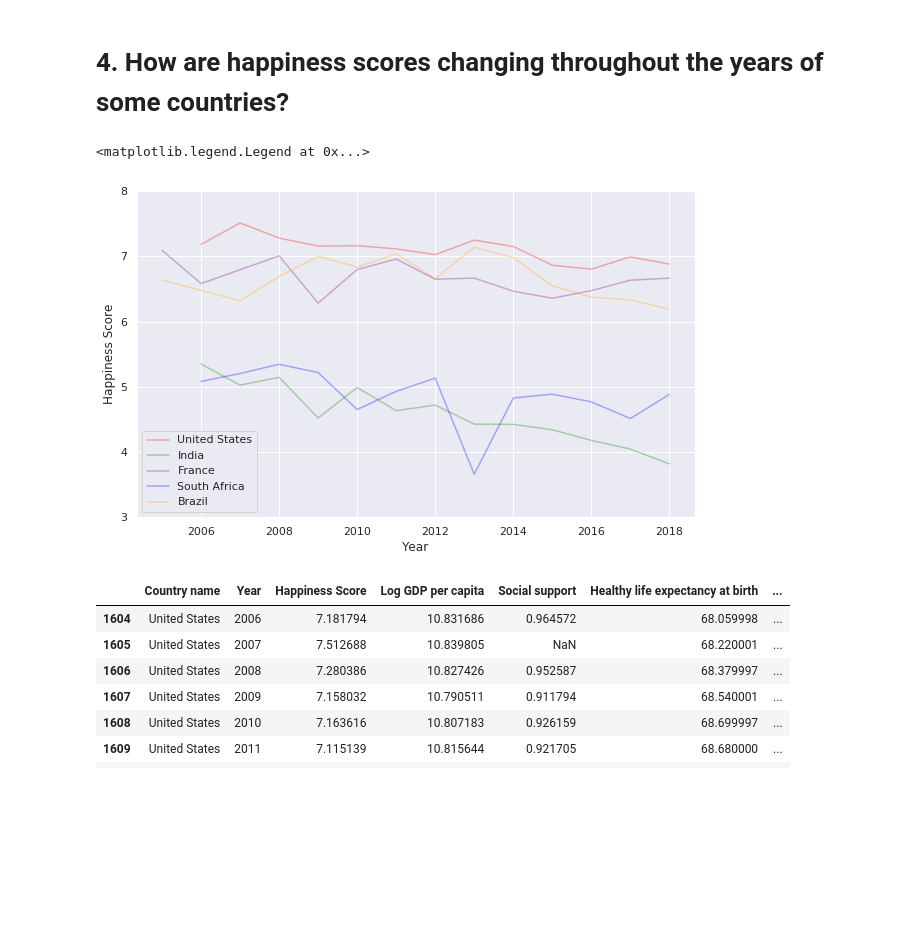
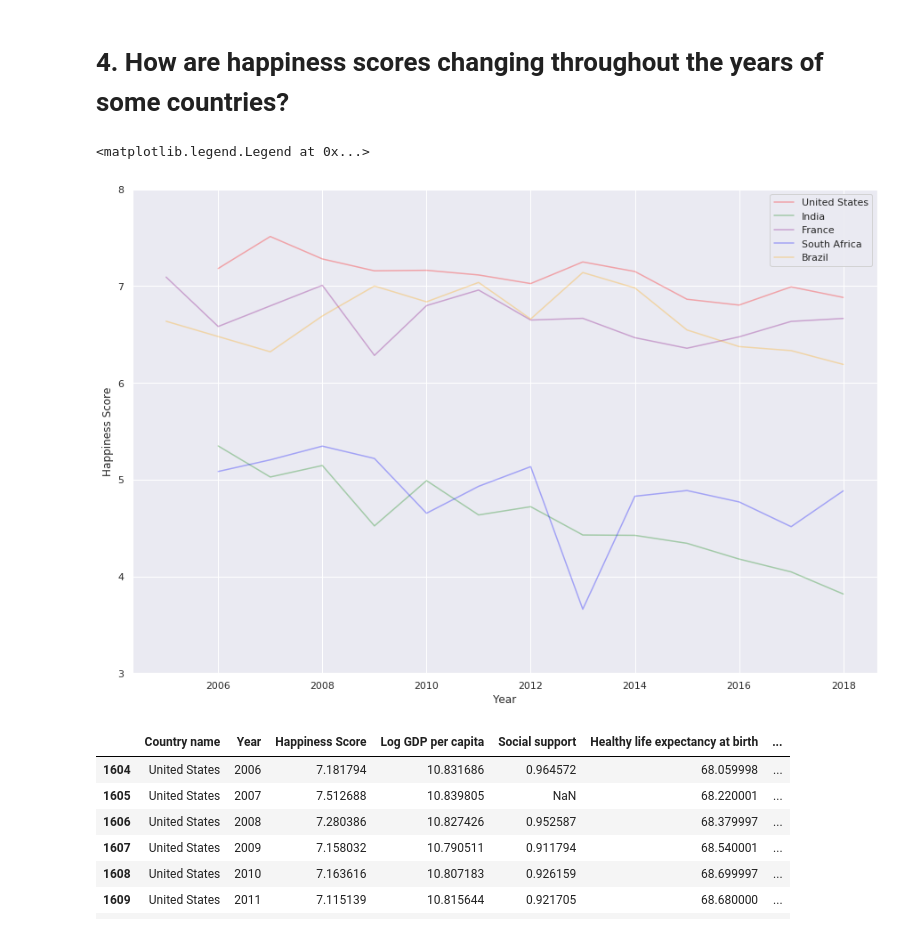
Before and after one commit to tlplus/Probability_Stats_Project, a Jupyter notebook: World Happiness Report.ipynb, the cells around one changed output. Saved outputs shown, nothing was run; the diff lists cells and outputs as text; code cells hidden in the pictures; blank space fills up the shorter version.

Commit message:
Update
Section 1. Count total countries
2.1 Make linear regression
2.2 Predict happiness score based on those factors
3. Make other chart
4. Bigger chart

```diff
--- a/World Happiness Report.ipynb
+++ b/World Happiness Report.ipynb
@@ -201,14 +216,30 @@ dist_df2018
 plt.figure(figsize = (30, 30))
 n = 0
 
+'''Fill missing data'''
+df_2018 = df_2018.fillna(method = 'ffill')
+
+'''Import linear model'''
+from sklearn import linear_model
+
+
 factors_2018 = ['Log GDP per capita', 'Healthy life expectancy at birth',
                'Freedom to make life choices', 'Social support']
+
 for i, j in zip(range(1, 5), factors_2018):
 
     plt.subplot(4, 1, i)
+
+    a = df_2018[['Happiness Score']]
+    b = df_2018[j]
+
+    data_2018 = linear_model.LinearRegression()
+    data_2018.fit(a, b)
+
     color_s = ['red', 'green', 'blue', 'orange']
 
     plt.scatter(df_2018['Happiness Score'], df_2018[j], c = color_s[n], s = 100)
+    plt.plot(a, data_2018.predict(a), c = color_s[n-1])
     plt.title(j + ' and Happiness Score', size = 20)
     plt.xlabel('Happiness Score', size = 20)
     plt.ylabel(j, size = 20)
@@ -243,23 +374,23 @@ south_africa = df[df['Country name'] == 'South Africa']
 brazil = df[df['Country name'] == 'Brazil']
 # %%
 """Year and Happiness Score of some countries"""
-ax, fig = plt.subplots(figsize = (10, 6))
+ax, fig = plt.subplots(figsize = (15, 10))
 
 happiness_score = [usa, india, france, south_africa, brazil]
 happiness_score2 = ['United States', 'India', 'France', 'South Africa', 'Brazil']
 color = ['red', 'green', 'purple', 'blue', 'orange']
 for i, j in zip(happiness_score, color):
     #sns.plot(i['Year'], i['Happiness Score'], 'ro')
     sns.lineplot(x = 'Year',
                  y = 'Happiness Score',
                  color = j,
                  alpha = 0.3,
                  data = i)
     plt.ylim(3, 8)
 plt.legend(happiness_score2)
 # %% [output]
 <matplotlib.legend.Legend at 0x...>
-[figure, old version]
+[figure, new version]
 # %%
 """Data of United States """
 usa
```
Also changed, not shown: parts of 20 cells of this notebook.
